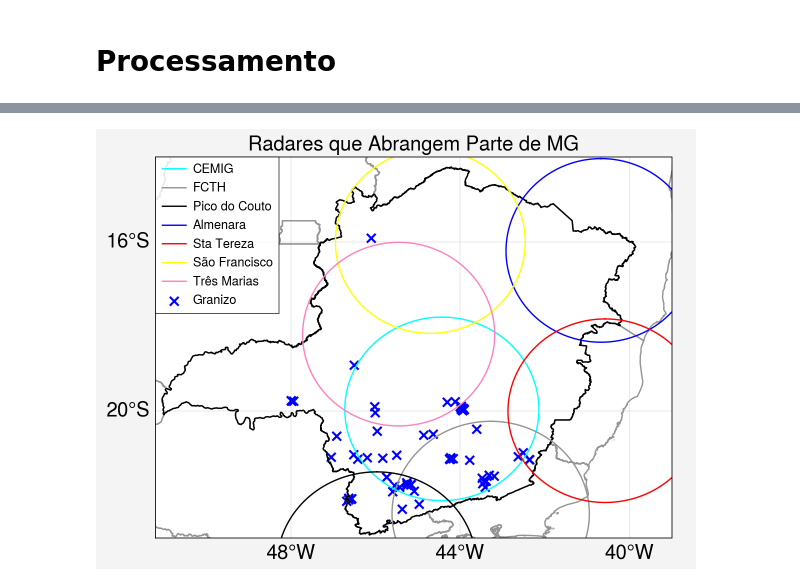
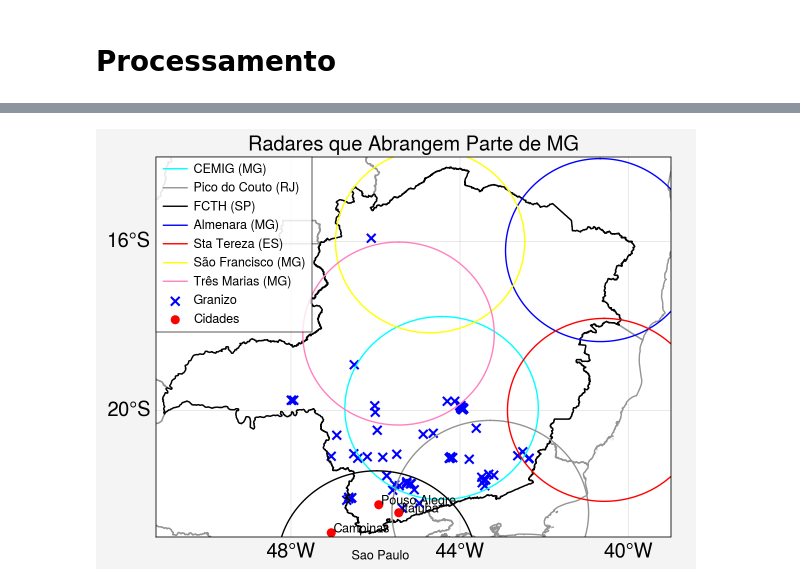
Before and after one commit to evmpython/radares_em_MG, a Jupyter notebook: 1_localizacao_radares_em_MG.ipynb, the cells around one changed output, grey strips where cells are left out. Saved outputs shown, nothing was run; the diff lists cells and outputs as text; code cells hidden in the pictures.

```diff
--- a/1_localizacao_radares_em_MG.ipynb
+++ b/1_localizacao_radares_em_MG.ipynb
@@ -47,9 +47,9 @@ def evm_plota_aneis_em_geral(aneis, lon_r, lat_r, color, label):
 # Processamento
 # %%
 import pandas as pd
-df = pd.read_excel('03out_Granizo.xlsx')
+df_granizo = pd.read_excel('03out_Granizo.xlsx')
 #df.dropna(subset=['lat','lon'], inplace=True)
-df.head(2)
+df_granizo.head(2)
 # %% [output]
 |  | Mês | Dia | \nhh(UTC) | mm | Unnamed: 4 | INCER-\nTEZA NO\nHORÁRIO\nMINUTOS | lat | lon | ... |
 | 0 | 10.0 | 3.0 | 15.0 | 30.0 | 930 | 20.0 | -21.0800 | -47.0497 | ... |
@@ -66,6 +66,7 @@ import time
 import numpy as np
 import salem
 import cartopy.io.shapereader as shpreader
+import matplotlib.pyplot as plt
 import warnings
 warnings.filterwarnings("ignore")
 
@@ -120,20 +121,54 @@ lon_radar_tresmarias, lat_radar_tresmarias = -45.4546, -18.1798
 lon_radar_salvador, lat_radar_salvador = -38.3313, -12.8761
 
 # anel do radar
-evm_plota_aneis_em_geral([240], lon_radar_cemig, lat_radar_cemig, 'cyan', label='CEMIG')
-evm_plota_aneis_em_geral([240], lon_radar_picocouto, lat_radar_picocouto, 'gray', label='FCTH')
-evm_plota_aneis_em_geral([240], lon_radar_fcth, lat_radar_fcth, 'black', label='Pico do Couto')
-evm_plota_aneis_em_geral([240], lon_radar_almenara, lat_radar_almenara, 'blue', label='Almenara')
-evm_plota_aneis_em_geral([240], lon_radar_statereza, lat_radar_statereza, 'red', label='Sta Tereza')
-evm_plota_aneis_em_geral([240], lon_radar_saofrancisco, lat_radar_saofrancisco, 'yellow', label='São Francisco')
-evm_plota_aneis_em_geral([240], lon_radar_tresmarias, lat_radar_tresmarias, 'pink', label='Três Marias')
+evm_plota_aneis_em_geral([240], lon_radar_cemig, lat_radar_cemig, 'cyan', label='CEMIG (MG)')
+evm_plota_aneis_em_geral([240], lon_radar_picocouto, lat_radar_picocouto, 'gray', label='Pico do Couto (RJ)')
+evm_plota_aneis_em_geral([240], lon_radar_fcth, lat_radar_fcth, 'black', label='FCTH (SP)')
+evm_plota_aneis_em_geral([240], lon_radar_almenara, lat_radar_almenara, 'blue', label='Almenara (MG)')
+evm_plota_aneis_em_geral([240], lon_radar_statereza, lat_radar_statereza, 'red', label='Sta Tereza (ES)')
+evm_plota_aneis_em_geral([240], lon_radar_saofrancisco, lat_radar_saofrancisco, 'yellow', label='São Francisco (MG)')
+evm_plota_aneis_em_geral([240], lon_radar_tresmarias, lat_radar_tresmarias, 'pink', label='Três Marias (MG)')
 #evm_plota_aneis_em_geral([240], lon_radar_salvador, lat_radar_salvador , 'green', label='Salvador')
 
 # Plota granizo
-ax.scatter(df['lon'].values, df['lat'].values,
+ax.scatter(df_granizo['lon'].values, df_granizo['lat'].values,
            transform=ccrs.PlateCarree(),
            marker='x', s=40, color='b',
            label='Granizo')
+
+#--------------------------#
+#     plota cidades
+#--------------------------#
+# lendo o arquivo CSV
+df = pd.read_csv('https://github.com/evmpython/shapefile/raw/refs/heads/main/municipios_brasil_new.csv', sep=';')
+
+# removendo espaço em branco
+df['cidade'] = df['cidade'].str.strip()
+
+# removendo espaço em branco
+df['uf'] = df['uf'].str.strip()
+
+# listas com os nomes das cidades que serão plotadas no mapa
+cidades = ['ITAJUBA', 'SAO PAULO', 'CAMPINAS', 'POUSO ALEGRE']
+
+# cria um dataframe vazio
+df_cidades = pd.DataFrame()
+
+# loop da lista de cidades
+for cidade in cidades:
+
+    # seleciona a cidade
+    df_atual = df[ df['cidade'] == cidade][['lat', 'lon']]
+
+    # insere a latitude e longitude da cidade no DataFrame df_cidades
+    df_cidades = pd.concat([df_cidades, df_atual])
+
+# acrescenta uma coluna com os nomes das cidades
+df_cidades['cidade'] = cidades
+
+# plota a localização das cidades com os nomes
+ax.scatter(df_cidades['lon'].values, df_cidades['lat'].values, transform=ccrs.PlateCarree(), marker='o', s=35, color='red', label='Cidades') # localização das cidades
+for ilon, ilat, icidade in zip( list(df_cidades['lon']), list(df_cidades['lat']), list(df_cidades['cidade']) ): plt.text(ilon+0.06, ilat, icidade.title()) # nome das cidades
 
 # adiciona legenda
 ax.legend(loc='ul', ncols=1, frameon=True, prop={'size': 9})
@@ -149 +184 @@ Wall time: 5.26 s
-[figure, old version]
+[figure, new version]
```
Also changed, not shown: parts of 1 cell of this notebook.
